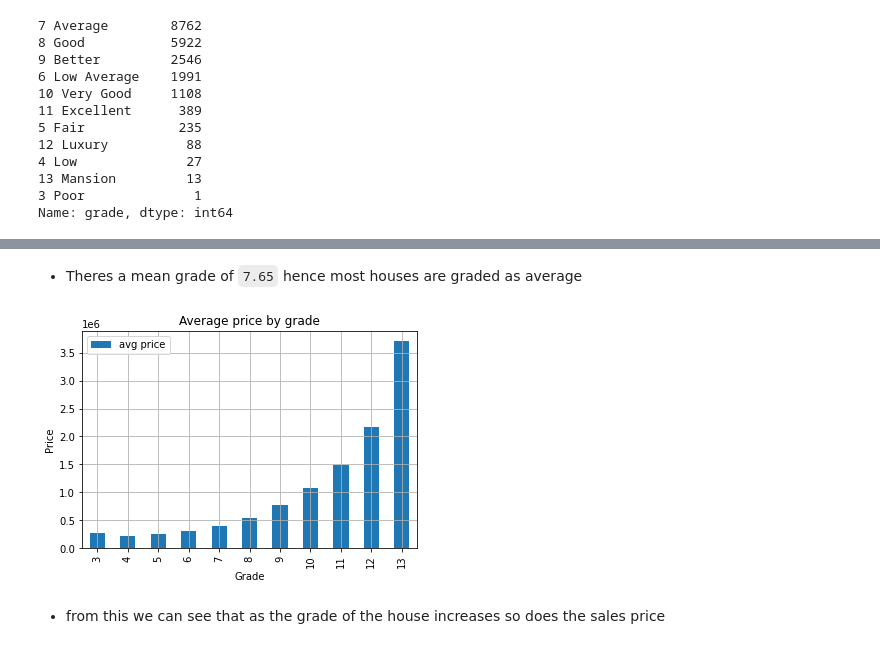
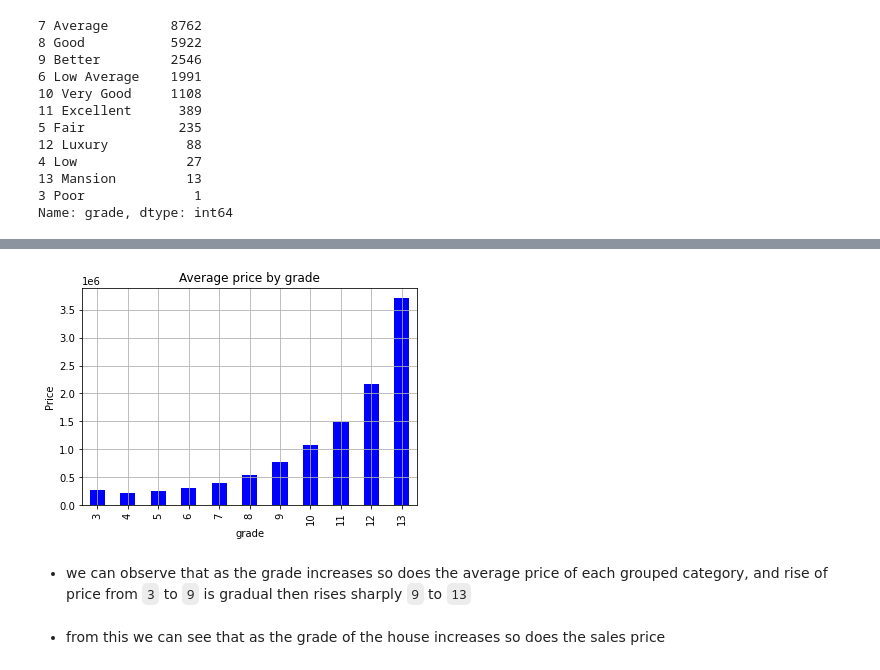
Before and after one commit to BKitainge/Phase_2_Project, a Jupyter notebook: Phase2Projectedit.ipynb, the cells around one changed output, grey strips where cells are left out. Drawn from its saved outputs; the diff is of its cells as text; code cells hidden in the pictures.

````diff
--- a/Phase2Projectedit.ipynb
+++ b/Phase2Projectedit.ipynb
@@ -238,4 +252,4 @@ view_dict = {'NONE': 0,
 # %%
-# replacing the strings with integer scores
+# changing the data type to category
 
-df.view = df.view.replace(view_dict)
+df['view'] = df['view'].astype("category")
@@ -280,9 +280,3 @@ df.waterfront.value_counts()
 NO     20941
 YES      141
 Name: waterfront, dtype: int64
-# %%
-# creating a dictionary of integer scores
-waterfront_dict = {'NO': 0,
-                   'YES':1}
-# replacing no and yes with the values in our dictionaries
-df.waterfront = df.waterfront.replace(waterfront_dict)
@@ -301 +294,5 @@ Name: waterfront, dtype: float64
+# %%
+# changing the data type to category
+
+df['view'] = df['view'].astype("category")
 # %% [markdown]
@@ -340,18 +331,22 @@ Name: grade, dtype: float64
-# %% [markdown]
-* Theres a mean grade of ```7.65``` hence most houses are graded as average
+# %%
+# changing the data type to category
+
+df['grade'] = df['grade'].astype("category")
 # %%
-# Create a bar plot of the mean price by grade
-df.groupby('grade')['price'].mean().plot(kind='bar', x = 'grade', label= 'avg price')
-plt.grid()
+# plotting for grade against price
+df.groupby('grade')['price'].mean().plot(kind = 'bar', color ='b')
+#plotting a bar graph to establish the trend between different grades
 # Set the plot title and axis labels
 plt.title('Average price by grade')
-plt.xlabel('Grade')
+plt.xlabel('grade')
 plt.ylabel('Price')
-plt.legend()
+plt.grid()
 # Display the plot
 plt.show()
 # %% [output]
-[figure, old version]
+[figure, new version]
+# %% [markdown]
+* we can observe that as the grade increases so does the average price of each grouped category, and rise of price from ```3``` to ```9``` is gradual then rises sharply ```9``` to ```13```
 # %% [markdown]
 * from this we can see that as the grade of the house increases so does the sales price
 # %% [markdown]
````
Also changed, not shown: parts of 67 cells of this notebook.
